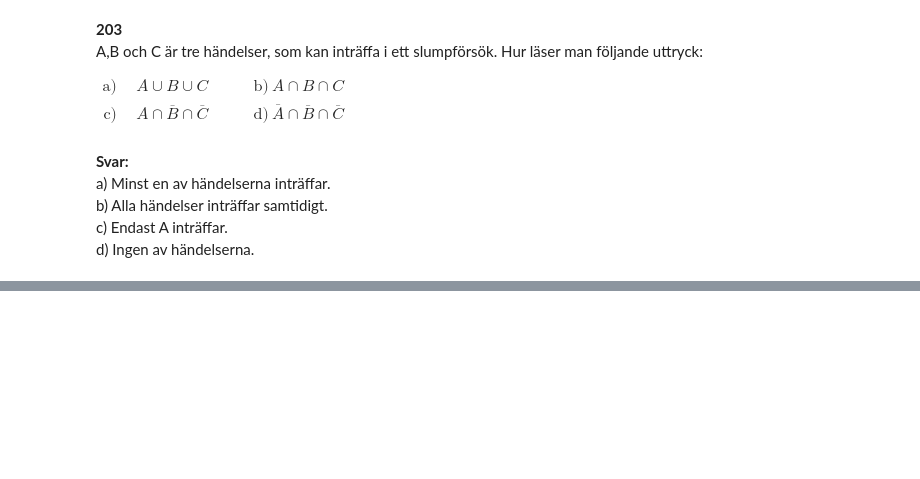
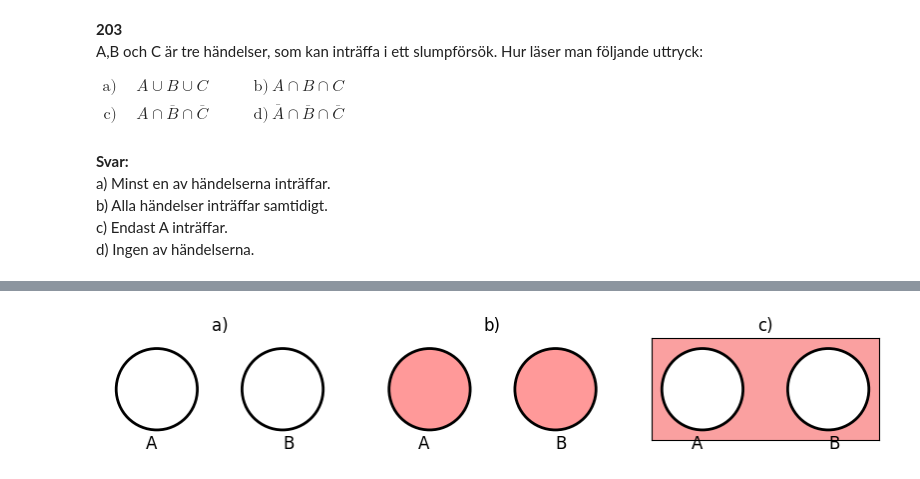
Before and after one commit to Alylyc/ds24_02_pystat, a Jupyter notebook: stat_bok_uppgifter/01_sannolikhetslära.ipynb, the cells around one changed output, grey strips where cells are left out. Saved outputs shown, nothing was run; the diff lists cells and outputs as text; code cells hidden in the pictures; blank space fills up the shorter version.

```diff
--- a/stat_bok_uppgifter/01_sannolikhetslära.ipynb
+++ b/stat_bok_uppgifter/01_sannolikhetslära.ipynb
@@ -337,0 +621,42 @@ d) Ingen av händelserna.
+# %%
+fig, axs = plt.subplots(nrows=1, ncols=3)
+fig.set_figwidth(10)
+fig.set_figheight(4)
+
+subset = [1, 1, 0]
+labels = ["a)", "b)", "c)"]
+
+
+def hide_labels(venn_diagram):
+    for idx, sub in enumerate(venn_diagram.subset_labels):
+        if venn_diagram.subset_labels[idx]!=None:
+            venn_diagram.subset_labels[idx].set_visible(False)
+
+
+# Uppgift a)
+axs[0].set_title(labels[0])
+vd = venn2(subsets=subset, ax=axs[0], set_colors=["r", "r"])
+vd.get_patch_by_id("01").set_alpha(0)
+vd.get_patch_by_id("10").set_alpha(0)
+hide_labels(vd)
+c = venn2_circles(subsets=subset, ax=axs[0])
+
+# Uppgift b)
+axs[1].set_title(labels[1])
+vd = venn2(subsets=subset, ax=axs[1], set_colors=["r", "r"])
+hide_labels(vd)
+c = venn2_circles(subsets=subset, ax=axs[1])
+
+# Uppgift c)
+axs[2].set_title(labels[2])
+axs[2].set_facecolor('#FAA0A0')
+vd = venn2(subsets=subset, ax=axs[2], set_colors=["w", "w"],alpha=1)
+hide_labels(vd)
+c = venn2_circles(subsets=subset, ax=axs[2])
+axs[2].set_axis_on()
+
+
+
+plt.show()
+# %% [output]
+[figure, added]
```
Also changed, not shown: parts of 22 cells of this notebook.
